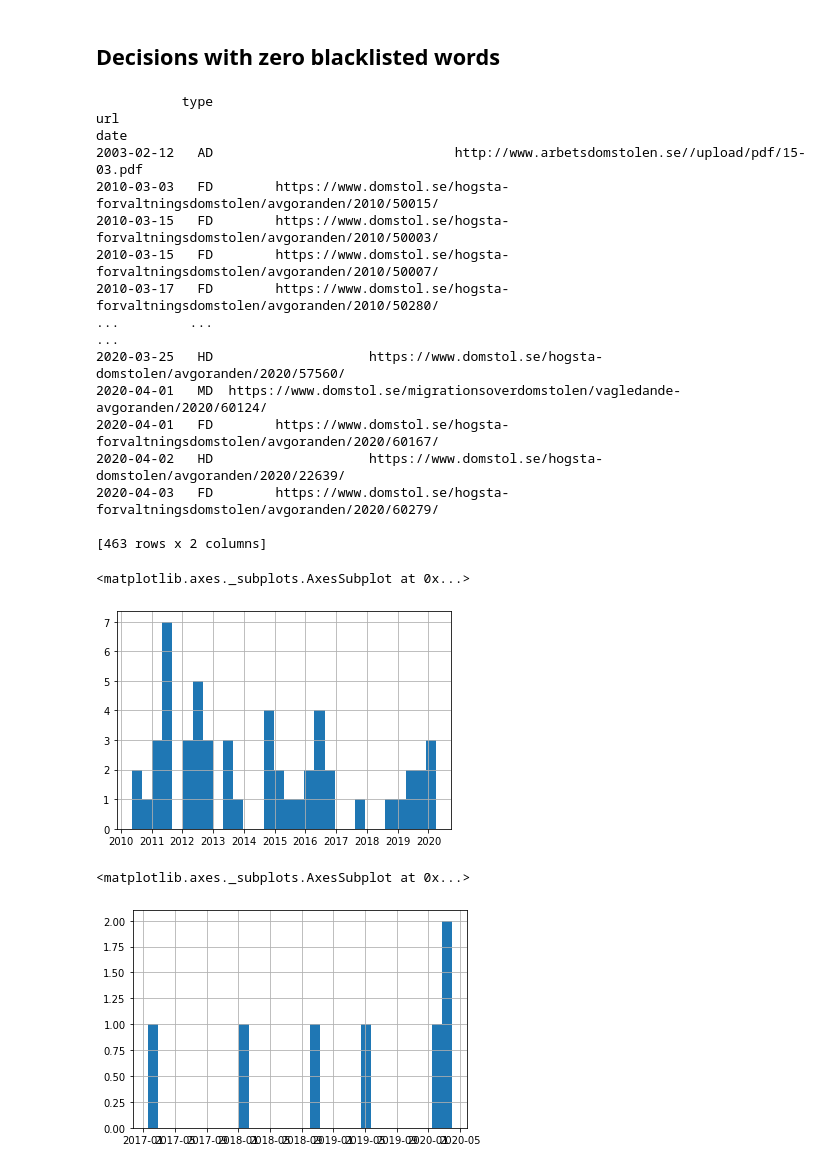
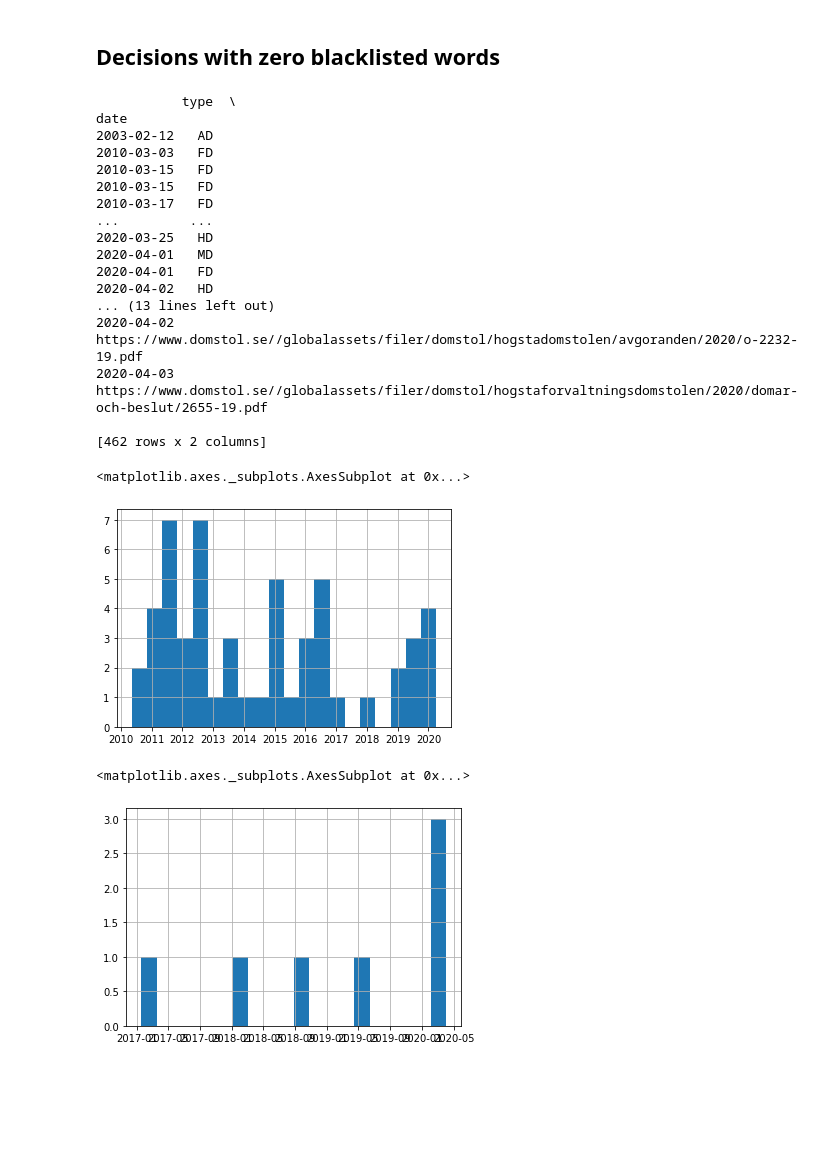
Before and after one commit to karvla/lawlingo, a Jupyter notebook: lawlingo.ipynb, the cells around one changed output. Drawn from its saved outputs; the diff is of its cells as text; code cells hidden in the pictures; blank space fills up the shorter version.

Commit message:
fixed plot etc

```diff
--- a/lawlingo.ipynb
+++ b/lawlingo.ipynb
@@ -281,28 +272,30 @@ pd.set_option('max_rows', 10)
 # %%
 print(df.loc[df['n_illegal_occurences'] == 0][['type', 'url']].sort_values(['date']))
 df2 = df.reset_index()
-df2.loc[(df2['n_illegal_occurences'] == 0) & (df2['type'] == "HD")]['date'].hist(bins = 30)
+df2.loc[(df2['n_illegal_occurences'] == 0) & (df2['type'] == "HD")]['date'].hist(bins = 20)
 # %% [output]
-           type                                                                               url
+           type  \
 date
-2003-02-12   AD                               http://www.arbetsdomstolen.se//upload/pdf/15-03.pdf
-2010-03-03   FD        https://www.domstol.se/hogsta-forvaltningsdomstolen/avgoranden/2010/50015/
-2010-03-15   FD        https://www.domstol.se/hogsta-forvaltningsdomstolen/avgoranden/2010/50003/
-2010-03-15   FD        https://www.domstol.se/hogsta-forvaltningsdomstolen/avgoranden/2010/50007/
-2010-03-17   FD        https://www.domstol.se/hogsta-forvaltningsdomstolen/avgoranden/2010/50280/
-...         ...                                                                               ...
-2020-03-25   HD                    https://www.domstol.se/hogsta-domstolen/avgoranden/2020/57560/
-2020-04-01   MD  https://www.domstol.se/migrationsoverdomstolen/vagledande-avgoranden/2020/60124/
-2020-04-01   FD        https://www.domstol.se/hogsta-forvaltningsdomstolen/avgoranden/2020/60167/
-2020-04-02   HD                    https://www.domstol.se/hogsta-domstolen/avgoranden/2020/22639/
-2020-04-03   FD        https://www.domstol.se/hogsta-forvaltningsdomstolen/avgoranden/2020/60279/
+2003-02-12   AD
+2010-03-03   FD
+2010-03-15   FD
+2010-03-15   FD
+2010-03-17   FD
+...         ...
+2020-03-25   HD
+2020-04-01   MD
+2020-04-01   FD
+2020-04-02   HD
+... (13 lines left out)
+2020-04-02                  https://www.domstol.se//globalassets/filer/domstol/hogstadomstolen/avgoranden/2020/o-2232-19.pdf
+2020-04-03  https://www.domstol.se//globalassets/filer/domstol/hogstaforvaltningsdomstolen/2020/domar-och-beslut/2655-19.pdf
 
-[463 rows x 2 columns]
+[462 rows x 2 columns]
 <matplotlib.axes._subplots.AxesSubplot at 0x...>
-[figure, old version]
+[figure, new version]
 # %%
-df2.loc[(df2['n_illegal_occurences'] == 0) & (df2['type'] == "MD")]['date'].hist(bins = 30)
+df2.loc[(df2['n_illegal_occurences'] == 0) & (df2['type'] == "MD")]['date'].hist(bins = 20)
 # %% [output]
 <matplotlib.axes._subplots.AxesSubplot at 0x...>
-[figure, old version]
+[figure, new version]
 # %%
```
Also changed, not shown: parts of 9 cells of this notebook.
